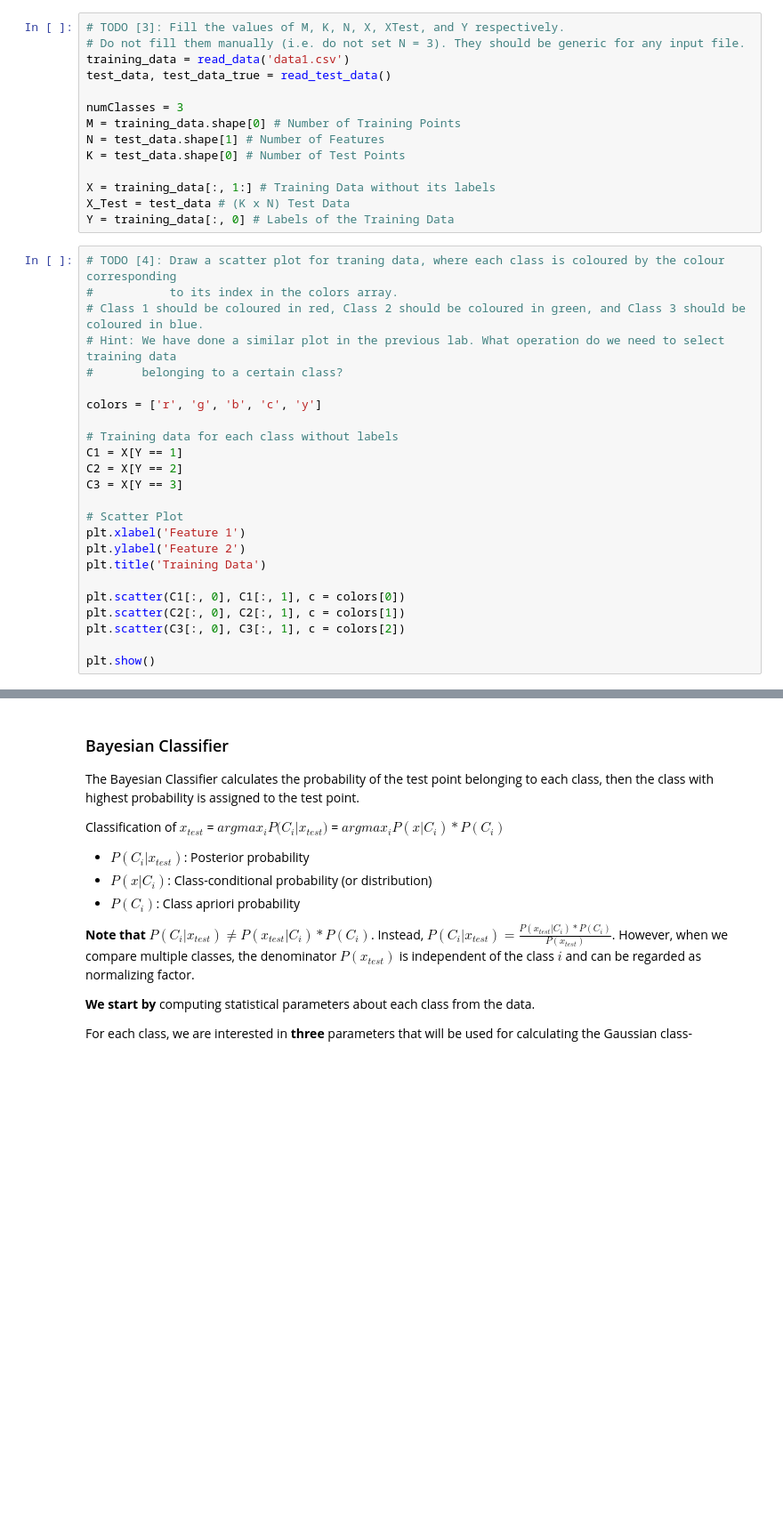
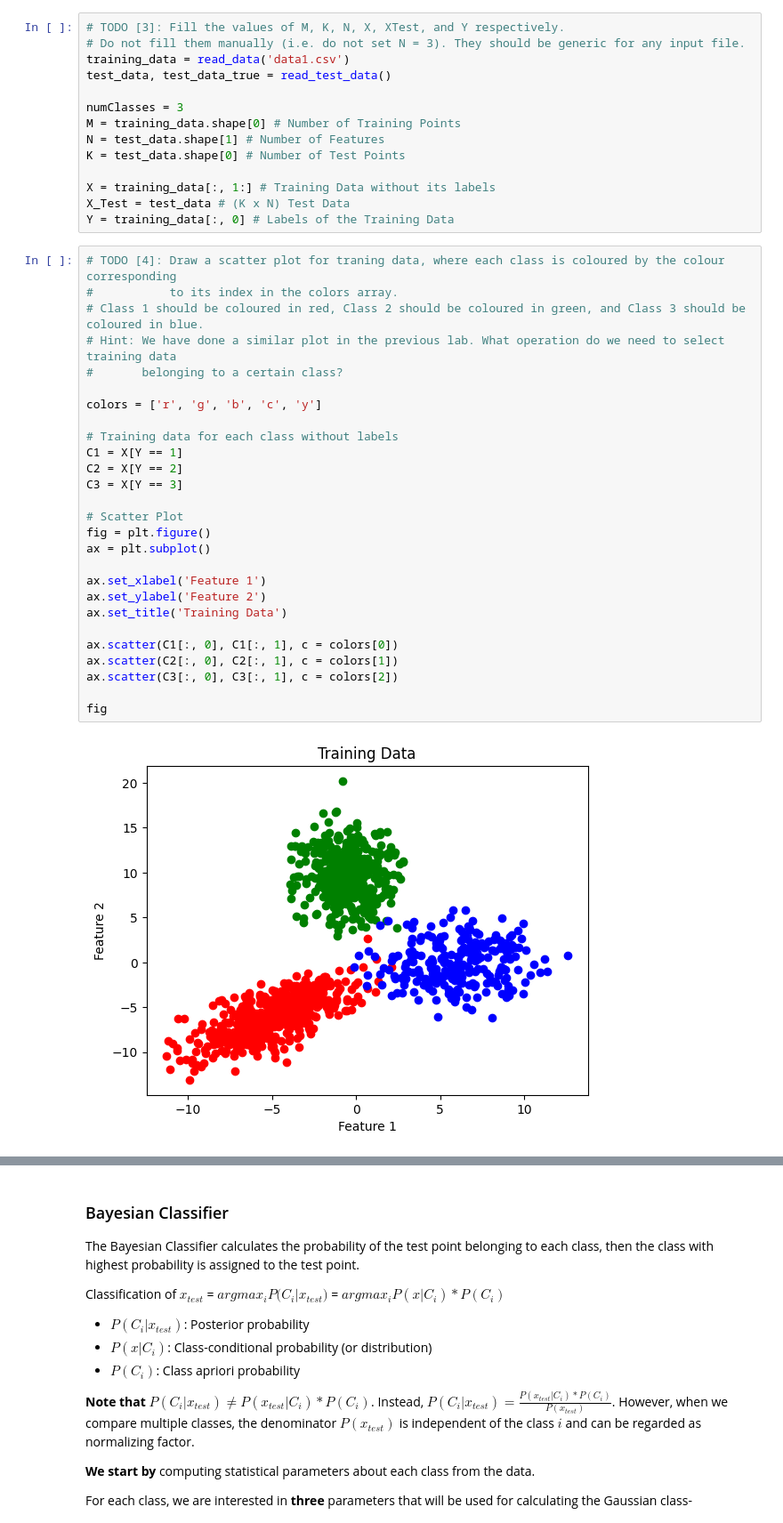
Before and after one commit to AbdelrahmanHamdyy/Neural-Networks-Labs, a Jupyter notebook: Lab 3 - Bayes Classifier/Lab 3 - Bayesian Classifier.ipynb, the cells around one changed output, grey strips where cells are left out. Shown: that part at 89% size. Drawn from its saved outputs; the diff is of its cells as text; blank space fills up the shorter version.

```diff
--- a/Lab 3 - Bayes Classifier/Lab 3 - Bayesian Classifier.ipynb
+++ b/Lab 3 - Bayes Classifier/Lab 3 - Bayesian Classifier.ipynb
@@ -90,24 +90,29 @@ Y = training_data[:, 0] # Labels of the Training Data
 # %%
 # TODO [4]: Draw a scatter plot for traning data, where each class is coloured by the colour corresponding
 #           to its index in the colors array.
 # Class 1 should be coloured in red, Class 2 should be coloured in green, and Class 3 should be coloured in blue.
 # Hint: We have done a similar plot in the previous lab. What operation do we need to select training data
 #       belonging to a certain class?
 
 colors = ['r', 'g', 'b', 'c', 'y']
 
 # Training data for each class without labels
 C1 = X[Y == 1]
 C2 = X[Y == 2]
 C3 = X[Y == 3]
 
 # Scatter Plot
-plt.xlabel('Feature 1')
-plt.ylabel('Feature 2')
-plt.title('Training Data')
+fig = plt.figure()
+ax = plt.subplot()
 
-plt.scatter(C1[:, 0], C1[:, 1], c = colors[0])
-plt.scatter(C2[:, 0], C2[:, 1], c = colors[1])
-plt.scatter(C3[:, 0], C3[:, 1], c = colors[2])
+ax.set_xlabel('Feature 1')
+ax.set_ylabel('Feature 2')
+ax.set_title('Training Data')
 
-plt.show()
+ax.scatter(C1[:, 0], C1[:, 1], c = colors[0])
+ax.scatter(C2[:, 0], C2[:, 1], c = colors[1])
+ax.scatter(C3[:, 0], C3[:, 1], c = colors[2])
+
+fig
+# %% [output]
+[figure, added]
```
Also changed, not shown: parts of 6 cells of this notebook.
